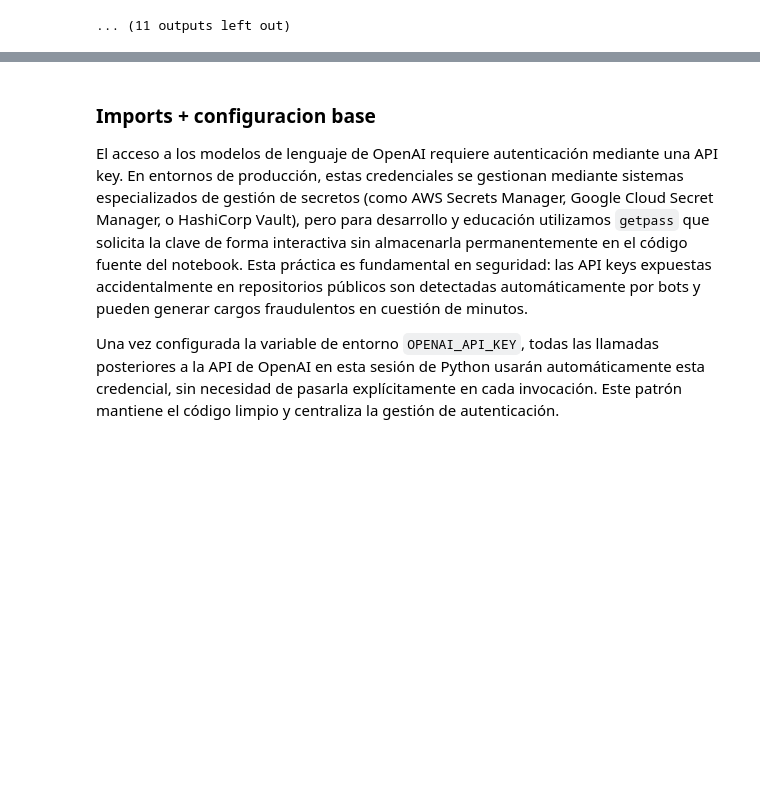
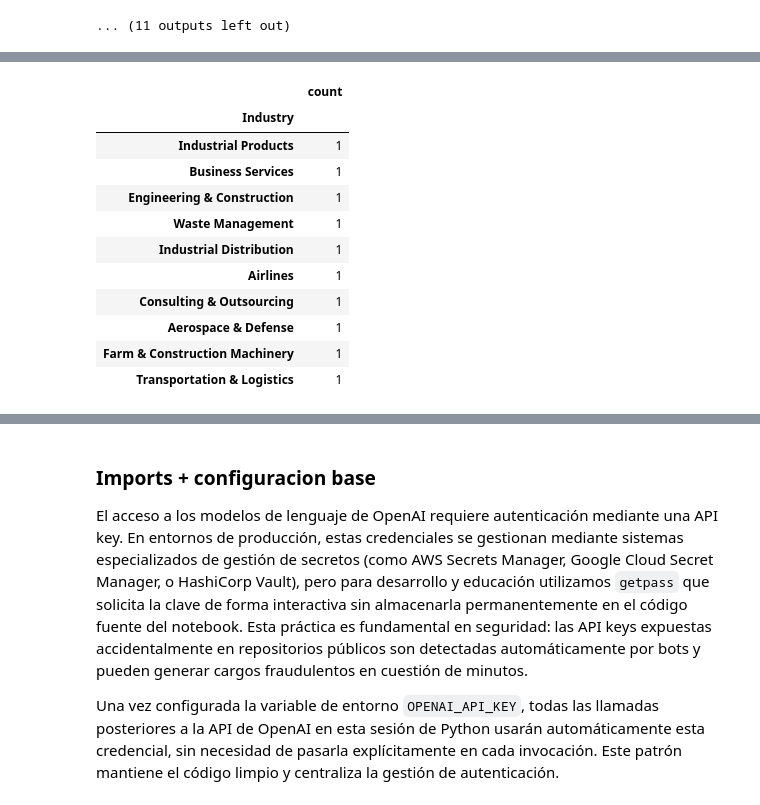
Before and after one commit to afcabre/git-25-09-gh, a Jupyter notebook: ValoracionEmpresas_USA.ipynb, the cells around one changed output, grey strips where cells are left out. Drawn from its saved outputs; the diff is of its cells as text; code cells hidden in the pictures; blank space fills up the shorter version.

```diff
--- a/ValoracionEmpresas_USA.ipynb
+++ b/ValoracionEmpresas_USA.ipynb
@@ -414,0 +734,77 @@ Resumen Estadístico (numéricas):
+# %%
+# 3.3 Normalizaciones (categóricas/texto)
+
+dfs_proc3 = {name: df.copy() for name, df in dfs_proc.items()}
+
+def normalize_text_series(s: pd.Series) -> pd.Series:
+    # Normaliza: trim, colapsa espacios, estandariza vacío -> NA
+    s2 = s.astype(str).str.strip().str.replace(r"\s+", " ", regex=True)
+    s2 = s2.replace({"": pd.NA, "nan": pd.NA, "None": pd.NA, "NaN": pd.NA})
+    return s2
+
+# -------------------------
+# companies: Ticker, Market, Main Currency, Company Name
+# -------------------------
+comp = dfs_proc3["companies"].copy()
+
+if "Ticker" in comp.columns:
+    comp["Ticker"] = normalize_text_series(comp["Ticker"]).str.upper()
+
+if "Market" in comp.columns:
+    comp["Market"] = normalize_text_series(comp["Market"]).str.lower()
+
+if "Main Currency" in comp.columns:
+    comp["Main Currency"] = normalize_text_series(comp["Main Currency"]).str.upper()
+
+if "Company Name" in comp.columns:
+    comp["Company Name"] = normalize_text_series(comp["Company Name"])
+
+dfs_proc3["companies"] = comp
+
+# -------------------------
+# facts trimestrales: Ticker, Currency, Fiscal Period
+# -------------------------
+for t in ["balance_q", "income_q", "cashflow_q"]:
+    dfq = dfs_proc3[t].copy()
+
+    if "Ticker" in dfq.columns:
+        dfq["Ticker"] = normalize_text_series(dfq["Ticker"]).str.upper()
+
+    if "Currency" in dfq.columns:
+        dfq["Currency"] = normalize_text_series(dfq["Currency"]).str.upper()
+
+    if "Fiscal Period" in dfq.columns:
+        dfq["Fiscal Period"] = normalize_text_series(dfq["Fiscal Period"]).str.upper()
+        # opcional: asegurar valores esperados Q1-Q4 (sin borrar, solo normaliza)
+
+    dfs_proc3[t] = dfq
+
+# -------------------------
+# prices: Ticker
+# -------------------------
+pr = dfs_proc3["prices_d"].copy()
+if "Ticker" in pr.columns:
+    pr["Ticker"] = normalize_text_series(pr["Ticker"]).str.upper()
+dfs_proc3["prices_d"] = pr
+
+# -------------------------
+# Verificación: cardinalidad + top values por dataset
+# -------------------------
+print("Valores únicos después de normalización (top 10 valores por columna):\n")
+
+for name, df in dfs_proc3.items():
+    print("\n" + "="*110)
+    print(f"DATASET: {name} | shape: {df.shape[0]:,} × {df.shape[1]}")
+
+    cat_cols = df.select_dtypes(include=["object", "category"]).columns.tolist()
+    if len(cat_cols) == 0:
+        print("ℹ️ No hay columnas object/category.")
+        continue
+
+    for col in cat_cols:
+        nunq = df[col].nunique(dropna=True)
+        print(f"\n{col}: {nunq:,} valores únicos")
+        display(df[col].value_counts(dropna=True).head(10))
+
+dfs_proc = dfs_proc3
+# %% [output]
@@ -414,0 +818,12 @@ Resumen Estadístico (numéricas):
+|  | count |
+| Industry |  |
+| Industrial Products | 1 |
+| Business Services | 1 |
+| Engineering & Construction | 1 |
+| Waste Management | 1 |
+| Industrial Distribution | 1 |
+| Airlines | 1 |
+| Consulting & Outsourcing | 1 |
+| Aerospace & Defense | 1 |
+| Farm & Construction Machinery | 1 |
+| Transportation & Logistics | 1 |
```
Also changed, not shown: parts of 14 cells of this notebook.
